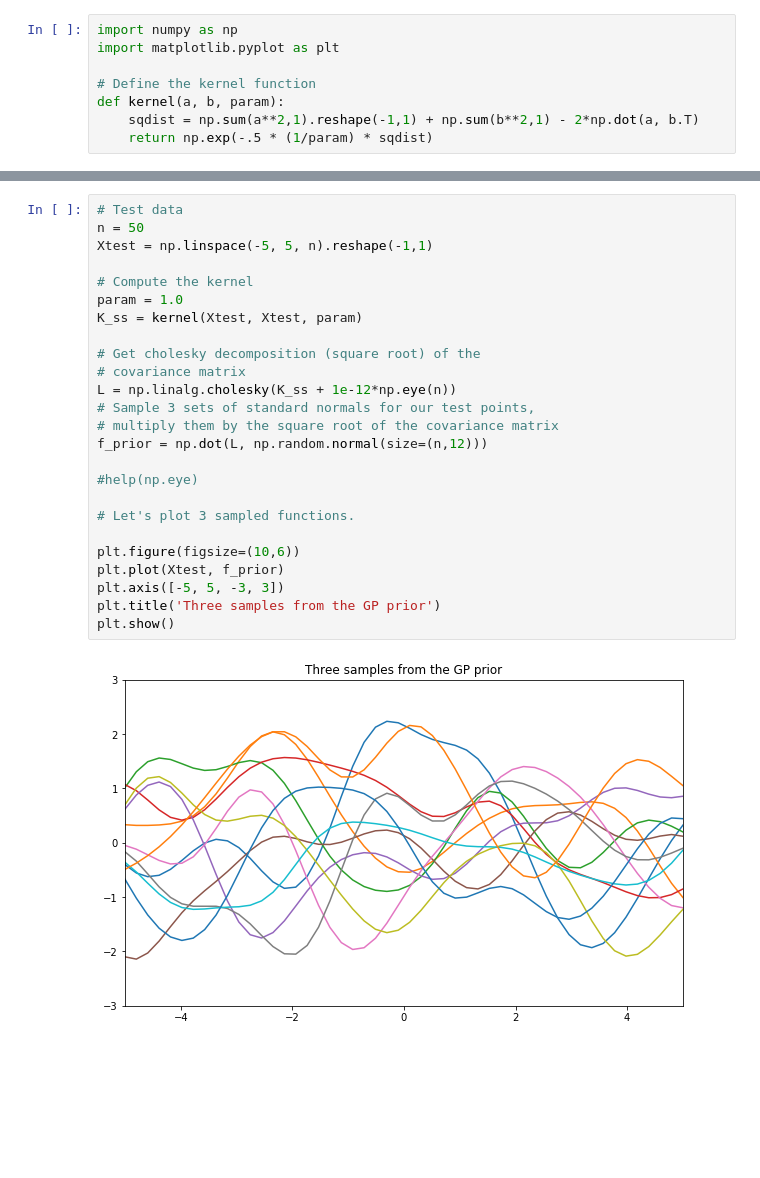
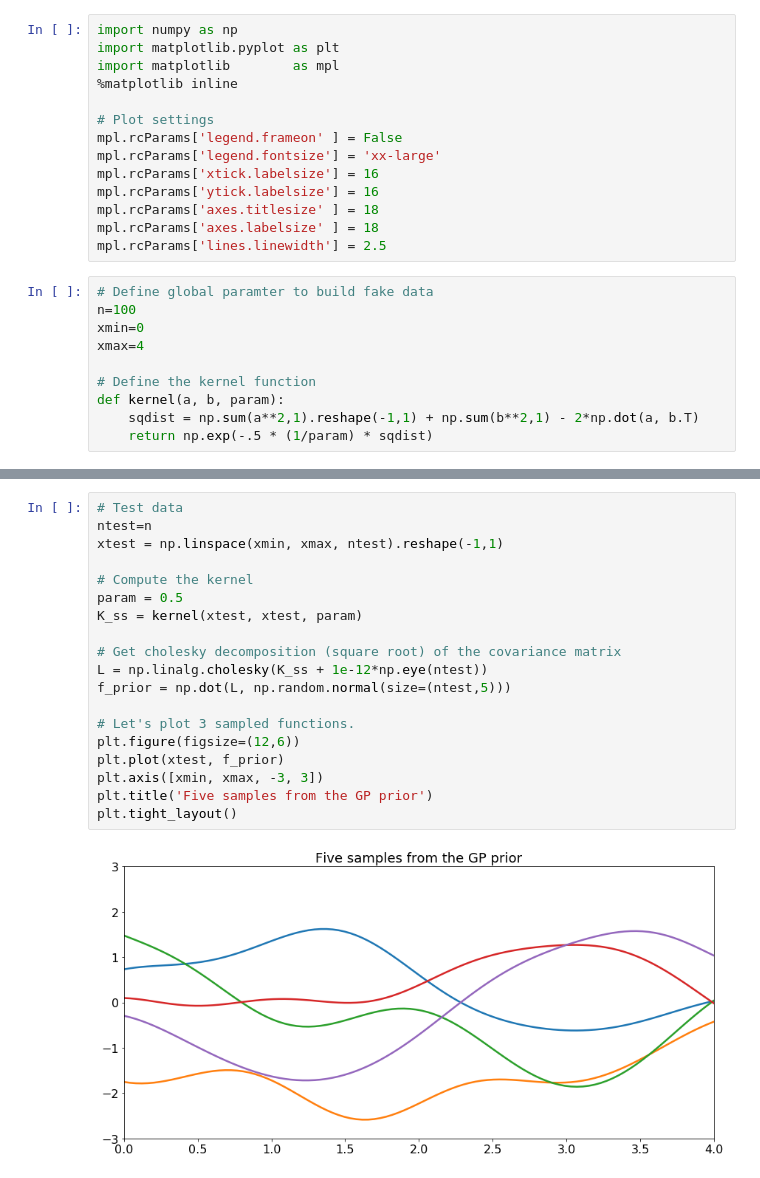
Before and after one commit to rmadar/ExamplesWithPython, a Jupyter notebook: NotebookExamples/GaussianProcesses.ipynb, the cells around one changed output, grey strips where cells are left out. Drawn from its saved outputs; the diff is of its cells as text; blank space fills up the shorter version.

```diff
--- a/NotebookExamples/GaussianProcesses.ipynb
+++ b/NotebookExamples/GaussianProcesses.ipynb
@@ -2,9 +4,25 @@
 Short tutorial inspired by http://katbailey.github.io/post/gaussian-processes-for-dummies/
 
 Other interesting material (seems intuitive) : https://emtiyaz.github.io/pcml15/gp_by_carlos.pdf
+# %%
+import numpy as np
+import matplotlib.pyplot as plt
+import matplotlib        as mpl
+%matplotlib inline
+
+# Plot settings
+mpl.rcParams['legend.frameon' ] = False
+mpl.rcParams['legend.fontsize'] = 'xx-large'
+mpl.rcParams['xtick.labelsize'] = 16
+mpl.rcParams['ytick.labelsize'] = 16
+mpl.rcParams['axes.titlesize' ] = 18
+mpl.rcParams['axes.labelsize' ] = 18
+mpl.rcParams['lines.linewidth'] = 2.5
 # %%
-import numpy as np
-import matplotlib.pyplot as plt
+# Define global paramter to build fake data
+n=100
+xmin=0
+xmax=4
 
 # Define the kernel function
 def kernel(a, b, param):
@@ -13,27 +53,21 @@ def kernel(a, b, param):
 # %%
 # Test data
-n = 50
-Xtest = np.linspace(-5, 5, n).reshape(-1,1)
+ntest=n
+xtest = np.linspace(xmin, xmax, ntest).reshape(-1,1)
 
 # Compute the kernel
-param = 1.0
-K_ss = kernel(Xtest, Xtest, param)
+param = 0.5
+K_ss = kernel(xtest, xtest, param)
 
-# Get cholesky decomposition (square root) of the
-# covariance matrix
-L = np.linalg.cholesky(K_ss + 1e-12*np.eye(n))
-# Sample 3 sets of standard normals for our test points,
-# multiply them by the square root of the covariance matrix
-f_prior = np.dot(L, np.random.normal(size=(n,12)))
-
-#help(np.eye)
+# Get cholesky decomposition (square root) of the covariance matrix
+L = np.linalg.cholesky(K_ss + 1e-12*np.eye(ntest))
+f_prior = np.dot(L, np.random.normal(size=(ntest,5)))
 
 # Let's plot 3 sampled functions.
-
-plt.figure(figsize=(10,6))
-plt.plot(Xtest, f_prior)
-plt.axis([-5, 5, -3, 3])
-plt.title('Three samples from the GP prior')
-plt.show()
+plt.figure(figsize=(12,6))
+plt.plot(xtest, f_prior)
+plt.axis([xmin, xmax, -3, 3])
+plt.title('Five samples from the GP prior')
+plt.tight_layout()
 # %% [output]
-[figure, old version]
+[figure, new version]
```
Also changed, not shown: parts of 4 cells of this notebook.
